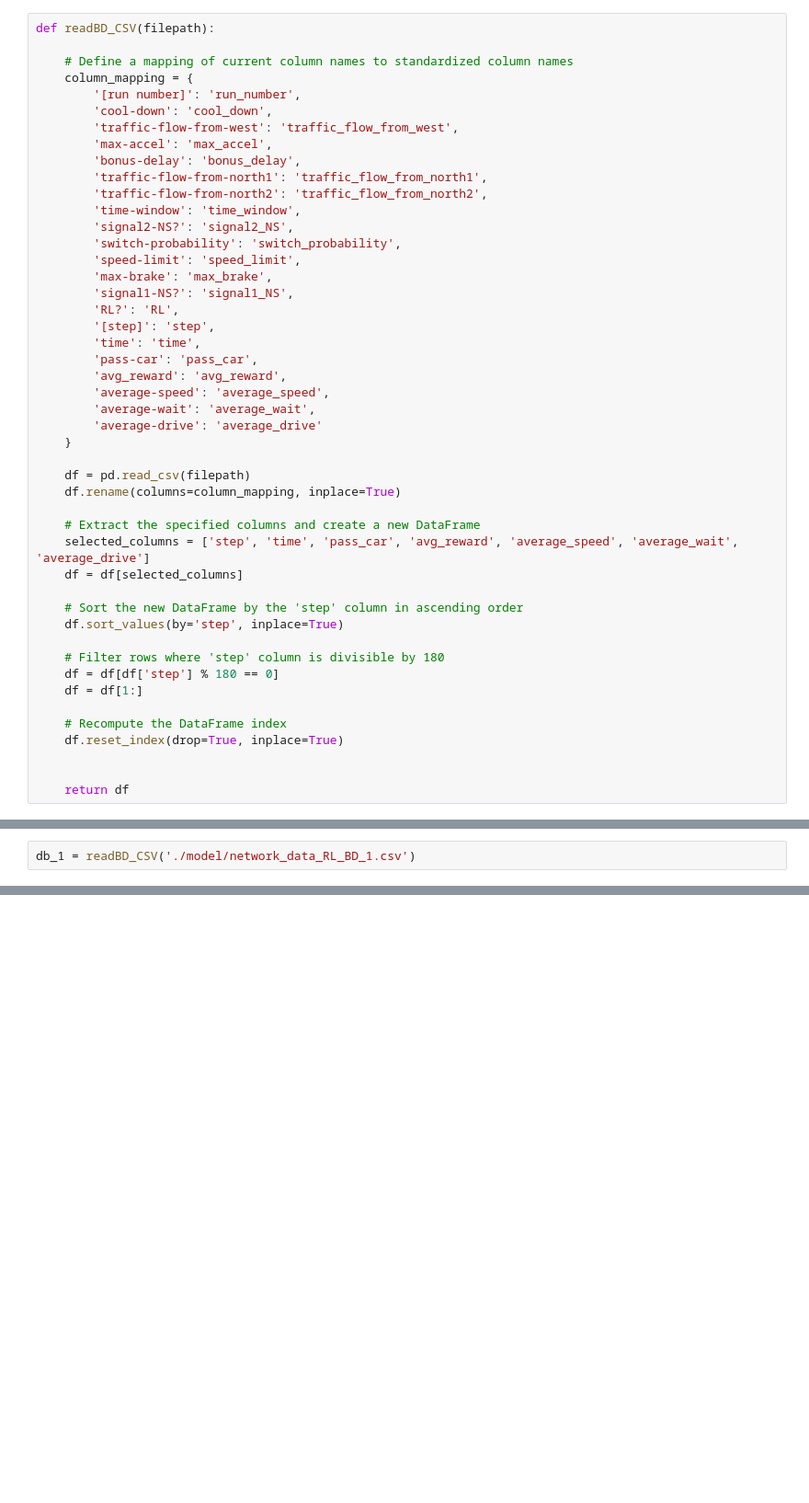
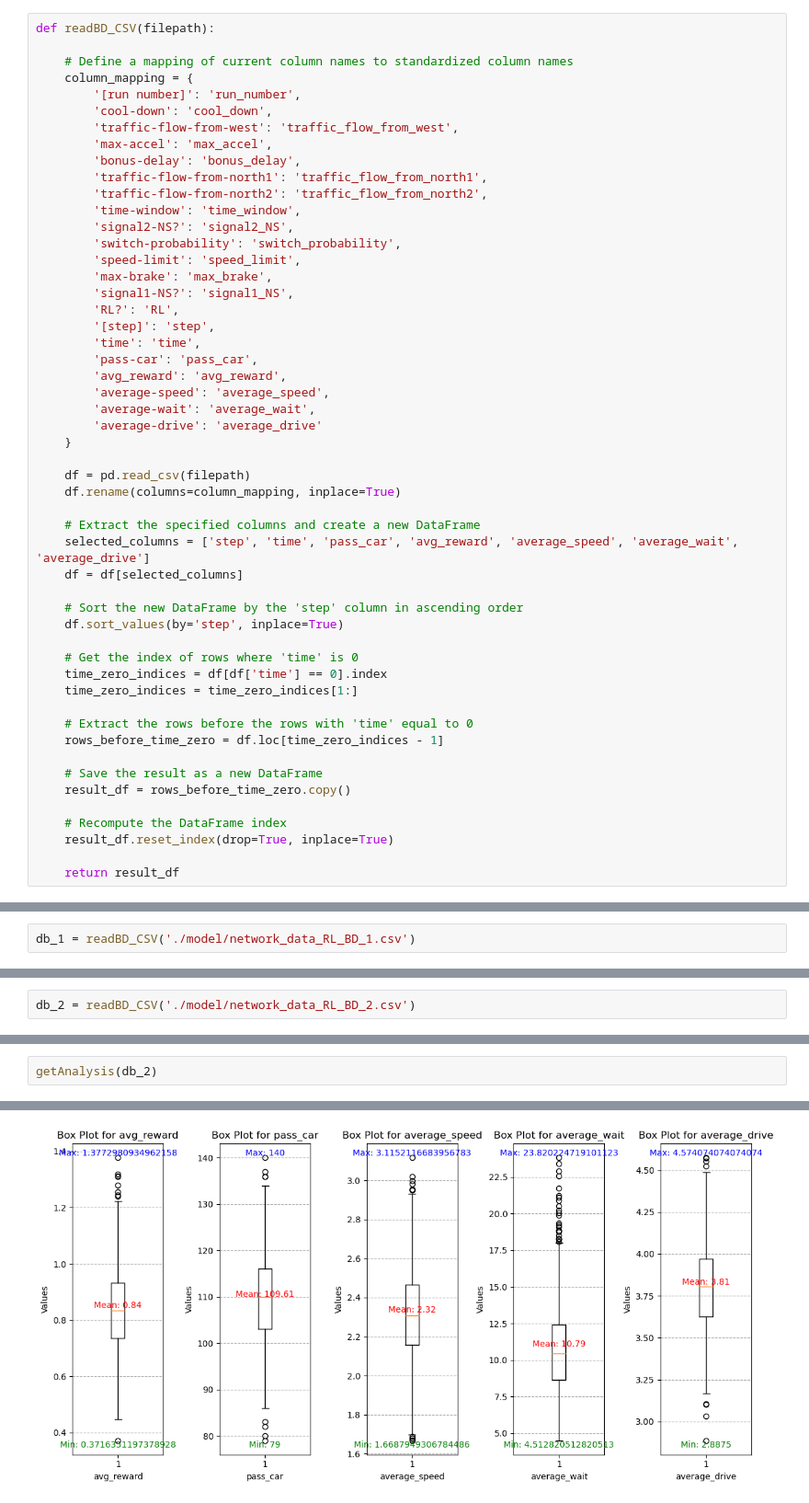
Before and after one commit to X-Fan-Jack/SmartTrafficLight-ABM-RL, a Jupyter notebook: data_analysis/0_project_network_model.ipynb, the cells around one changed output, grey strips where cells are left out. Shown at 92% size. Drawn from its saved outputs; the diff is of its cells as text; blank space fills up the shorter version.

```diff
--- a/data_analysis/0_project_network_model.ipynb
+++ b/data_analysis/0_project_network_model.ipynb
@@ -73,15 +76,20 @@ def readBD_CSV(filepath):
     # Sort the new DataFrame by the 'step' column in ascending order
     df.sort_values(by='step', inplace=True)
 
-    # Filter rows where 'step' column is divisible by 180
-    df = df[df['step'] % 180 == 0]
-    df = df[1:]
+    # Get the index of rows where 'time' is 0
+    time_zero_indices = df[df['time'] == 0].index
+    time_zero_indices = time_zero_indices[1:]
+
+    # Extract the rows before the rows with 'time' equal to 0
+    rows_before_time_zero = df.loc[time_zero_indices - 1]
+
+    # Save the result as a new DataFrame
+    result_df = rows_before_time_zero.copy()
 
     # Recompute the DataFrame index
-    df.reset_index(drop=True, inplace=True)
+    result_df.reset_index(drop=True, inplace=True)
 
-
-    return df
+    return result_df
 # %%
 def getAnalysis(df):
     # Select the last 1000 records
@@ -330,0 +358,2 @@ getTrend(db_1)
+# %%
+db_2 = readBD_CSV('./model/network_data_RL_BD_2.csv')
@@ -330,0 +377,3 @@ getTrend(db_1)
+# %%
+getAnalysis(db_2)
+# %% [output]
@@ -330,0 +385 @@ getTrend(db_1)
+[figure, added]
```
Also changed, not shown: parts of 17 cells of this notebook, 1 other file.
